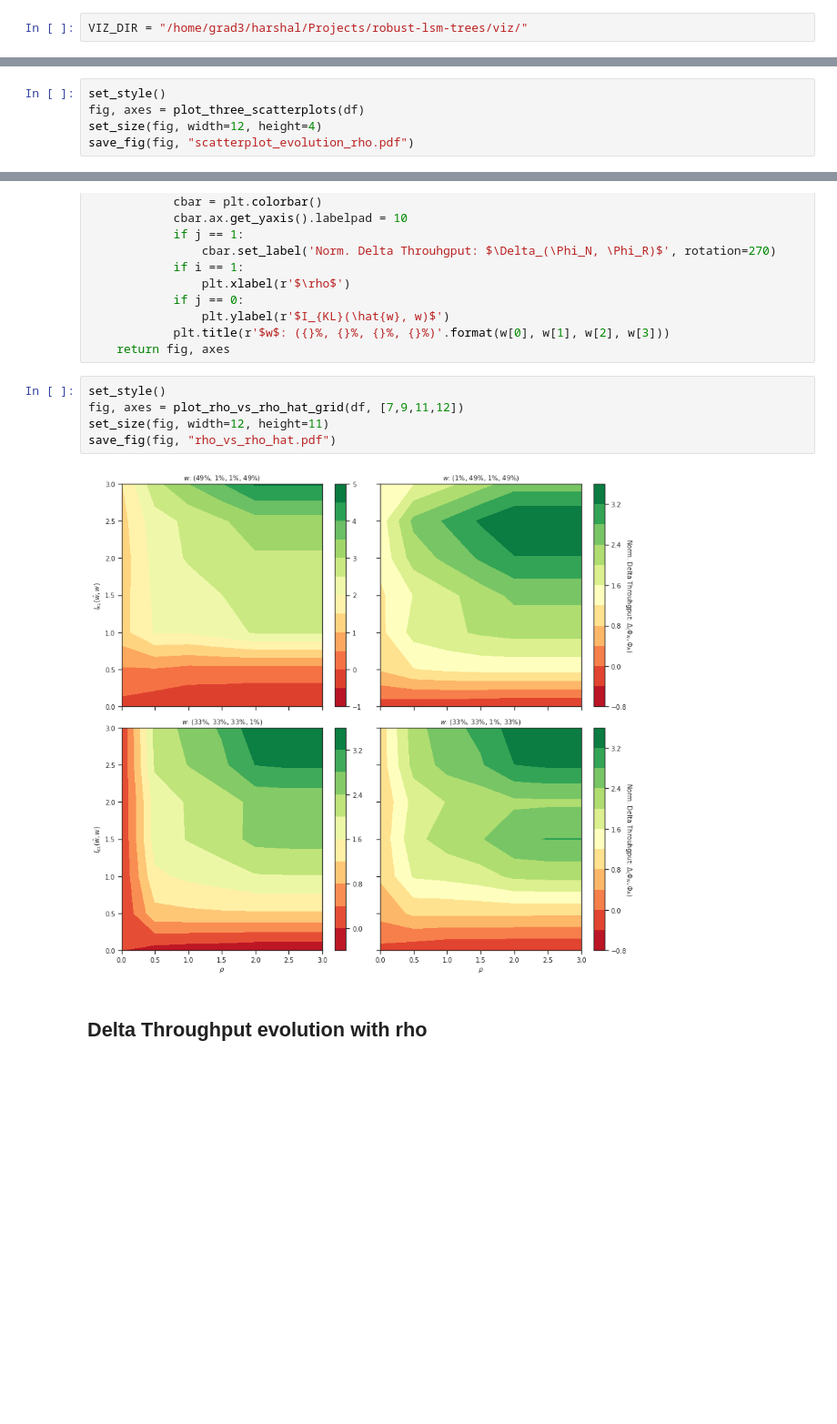
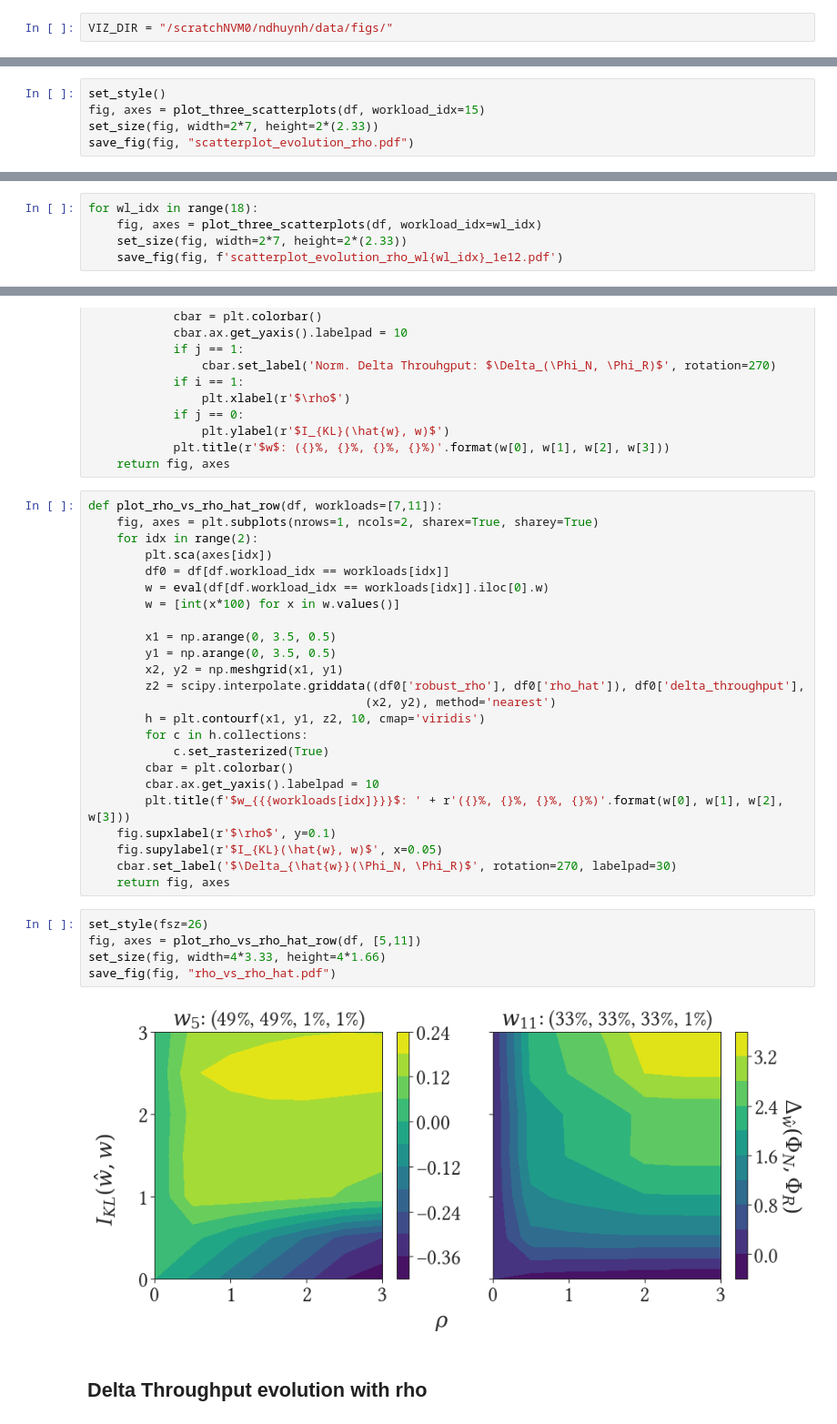
Before and after one commit to Ephoris/robust-lsm-tuning, a Jupyter notebook: endure/visualization/00_cost_model_plots.ipynb, the cells around one changed output, grey strips where cells are left out. Shown at 91% size. Drawn from its saved outputs; the diff is of its cells as text; blank space fills up the shorter version.

```diff
--- a/endure/visualization/00_cost_model_plots.ipynb
+++ b/endure/visualization/00_cost_model_plots.ipynb
@@ -57,5 +57,5 @@ df.describe()
 # %% [markdown]
 ## Visualization Directory
 # %%
-VIZ_DIR = "/home/grad3/harshal/Projects/robust-lsm-trees/viz/"
+VIZ_DIR = "/scratchNVM0/ndhuynh/data/figs/"
 # %%
@@ -155,7 +161,7 @@ def plot_three_scatterplots(df, workload_idx=11, rhos=[0, 0.25, 1, 2]):
     return fig, axes
 # %%
 set_style()
-fig, axes = plot_three_scatterplots(df)
-set_size(fig, width=12, height=4)
+fig, axes = plot_three_scatterplots(df, workload_idx=15)
+set_size(fig, width=2*7, height=2*(2.33))
 save_fig(fig, "scatterplot_evolution_rho.pdf")
 # %% [output]
@@ -162,0 +169,5 @@ save_fig(fig, "scatterplot_evolution_rho.pdf")
+# %%
+for wl_idx in range(18):
+    fig, axes = plot_three_scatterplots(df, workload_idx=wl_idx)
+    set_size(fig, width=2*7, height=2*(2.33))
+    save_fig(fig, f'scatterplot_evolution_rho_wl{wl_idx}_1e12.pdf')
@@ -210,13 +235,37 @@ def plot_rho_vs_rho_hat_grid(df, workloads=[5,7,11,12]):
                 plt.ylabel(r'$I_{KL}(\hat{w}, w)$')
             plt.title(r'$w$: ({}%, {}%, {}%, {}%)'.format(w[0], w[1], w[2], w[3]))
     return fig, axes
+# %%
+def plot_rho_vs_rho_hat_row(df, workloads=[7,11]):
+    fig, axes = plt.subplots(nrows=1, ncols=2, sharex=True, sharey=True)
+    for idx in range(2):
+        plt.sca(axes[idx])
+        df0 = df[df.workload_idx == workloads[idx]]
+        w = eval(df[df.workload_idx == workloads[idx]].iloc[0].w)
+        w = [int(x*100) for x in w.values()]
+
+        x1 = np.arange(0, 3.5, 0.5)
+        y1 = np.arange(0, 3.5, 0.5)
+        x2, y2 = np.meshgrid(x1, y1)
+        z2 = scipy.interpolate.griddata((df0['robust_rho'], df0['rho_hat']), df0['delta_throughput'],
+                                       (x2, y2), method='nearest')
+        h = plt.contourf(x1, y1, z2, 10, cmap='viridis')
+        for c in h.collections:
+            c.set_rasterized(True)
+        cbar = plt.colorbar()
+        cbar.ax.get_yaxis().labelpad = 10
+        plt.title(f'$w_{{{workloads[idx]}}}$: ' + r'({}%, {}%, {}%, {}%)'.format(w[0], w[1], w[2], w[3]))
+    fig.supxlabel(r'$\rho$', y=0.1)
+    fig.supylabel(r'$I_{KL}(\hat{w}, w)$', x=0.05)
+    cbar.set_label('$\Delta_{\hat{w}}(\Phi_N, \Phi_R)$', rotation=270, labelpad=30)
+    return fig, axes
 # %%
-set_style()
-fig, axes = plot_rho_vs_rho_hat_grid(df, [7,9,11,12])
-set_size(fig, width=12, height=11)
+set_style(fsz=26)
+fig, axes = plot_rho_vs_rho_hat_row(df, [5,11])
+set_size(fig, width=4*3.33, height=4*1.66)
 save_fig(fig, "rho_vs_rho_hat.pdf")
 # %% [output]
-[figure, old version]
+[figure, new version]
 # %% [markdown]
 ## Delta Throughput evolution with rho
 # %%
```
Also changed, not shown: parts of 17 cells of this notebook, 10 other files.
